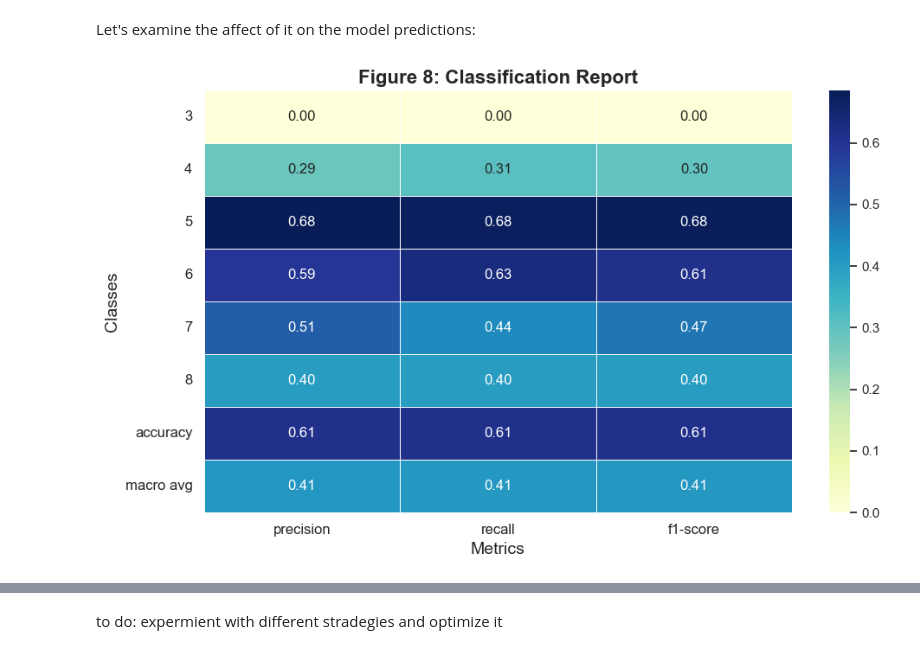
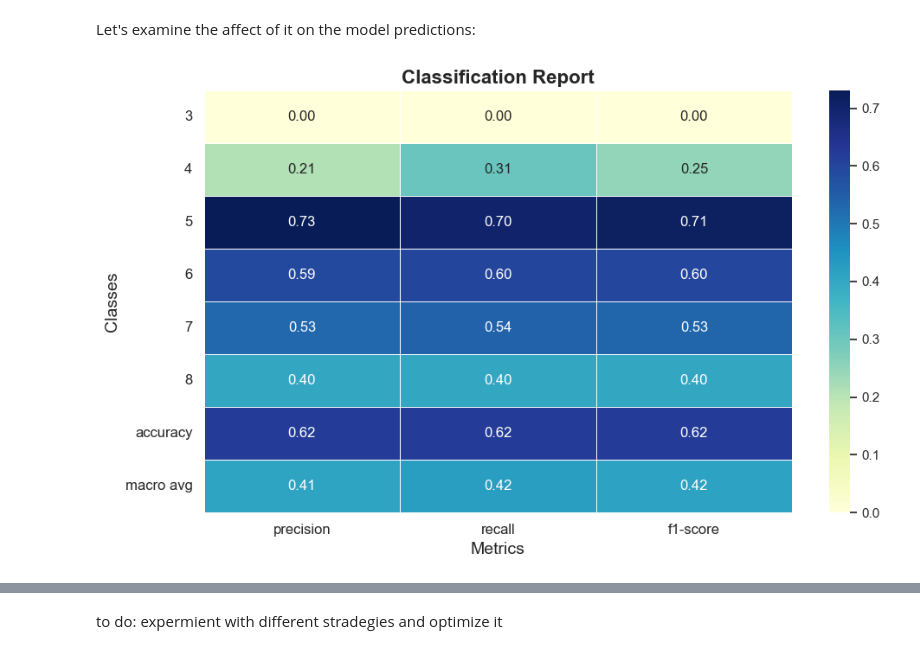
Before and after one commit to airbagdeer/tabular-ds-project, a Jupyter notebook: EX2.ipynb, the cells around one changed output, grey strips where cells are left out. Saved outputs shown, nothing was run; the diff lists cells and outputs as text; code cells hidden in the pictures.

```diff
--- a/EX2.ipynb
+++ b/EX2.ipynb
@@ -40,7 +42,7 @@ X_train, X_test, y_train, y_test = split_data_set(X,y)
 # %%
 def calculate_scores(y_true, y_pred, image_name = None):
     report = classification_report(
-    y_true, y_pred, target_names=['3', '4', '5', '6', '7', '8'], output_dict=True
+    y_true, y_pred, target_names=['3', '4', '5', '6', '7', '8', '9'], output_dict=True
     )
 
     df_report = pd.DataFrame(report).transpose()
@@ -53,7 +55,7 @@ def calculate_scores(y_true, y_pred, image_name = None):
         annot=True, cmap="YlGnBu", cbar=True, fmt=".2f", linewidths=0.5,
     )
 
-    plt.title('Figure 8: Classification Report', fontsize=16, weight='bold')
+    plt.title('Classification Report', fontsize=16, weight='bold')
     plt.xlabel('Metrics', fontsize=14)
     plt.ylabel('Classes', fontsize=14)
     plt.xticks(fontsize=12)
@@ -196,16 +198,16 @@ As, we see, classes 3,4,8 have way less smaples than 5,6,7.
 class_distribution = y_train.value_counts()
 
 # Define the sampling strategy
-sampling_strategy = {
-    3: int(class_distribution[3] * 20),  # Oversample class 3 to 50% of its original size
-    4: int(class_distribution[4] * 10),  # Oversample class 4 to 50% of its original size
-    5: class_distribution[5],  # Leave class 5 to be balanced automatically
-    6: class_distribution[6],  # Leave class 6 to be balanced automatically
-    7: class_distribution[7],  # Leave class 7 to be balanced automatically
-    8: int(class_distribution[8] * 8),  # Leave class 8 to be balanced automatically
-}
+# sampling_strategy = {
+#     3: int(class_distribution[3] * 32),  # Oversample class 3 to 50% of its original size
+#     4: int(class_distribution[4] * 4),  # Oversample class 4 to 50% of its original size
+#     5: class_distribution[5],  # Leave class 5 to be balanced automatically
+#     6: class_distribution[6],  # Leave class 6 to be balanced automatically
+#     7: int(class_distribution[7] * 1.25),  # Leave class 7 to be balanced automatically
+#     8: int(class_distribution[8] * 8),  # Leave class 8 to be balanced automatically
+# }
 
-smote = SMOTE(sampling_strategy=sampling_strategy, random_state=42)
+smote = SMOTE(sampling_strategy='auto', random_state=42)
 X_train_smote, y_train_smote = smote.fit_resample(X_train, y_train)
 # %%
 # Create histograms with Seaborn
@@ -236,7 +238,7 @@ Let's examine the affect of it on the model predictions:
 # %%
 basic_model.fit(X_train_smote, y_train_smote)
 y_pred_smote = basic_model.predict(X_test)
 y_pred_smote = round_results(y_pred=y_pred_smote)
-calculate_scores(y_true=y_test, y_pred=y_pred_smote)
+calculate_scores(y_true=y_test, y_pred=y_pred_smote, image_name = 'smote-pipline-results.png')
 # %% [output]
-[figure, old version]
+[figure, new version]
```
Also changed, not shown: parts of 40 cells of this notebook.
